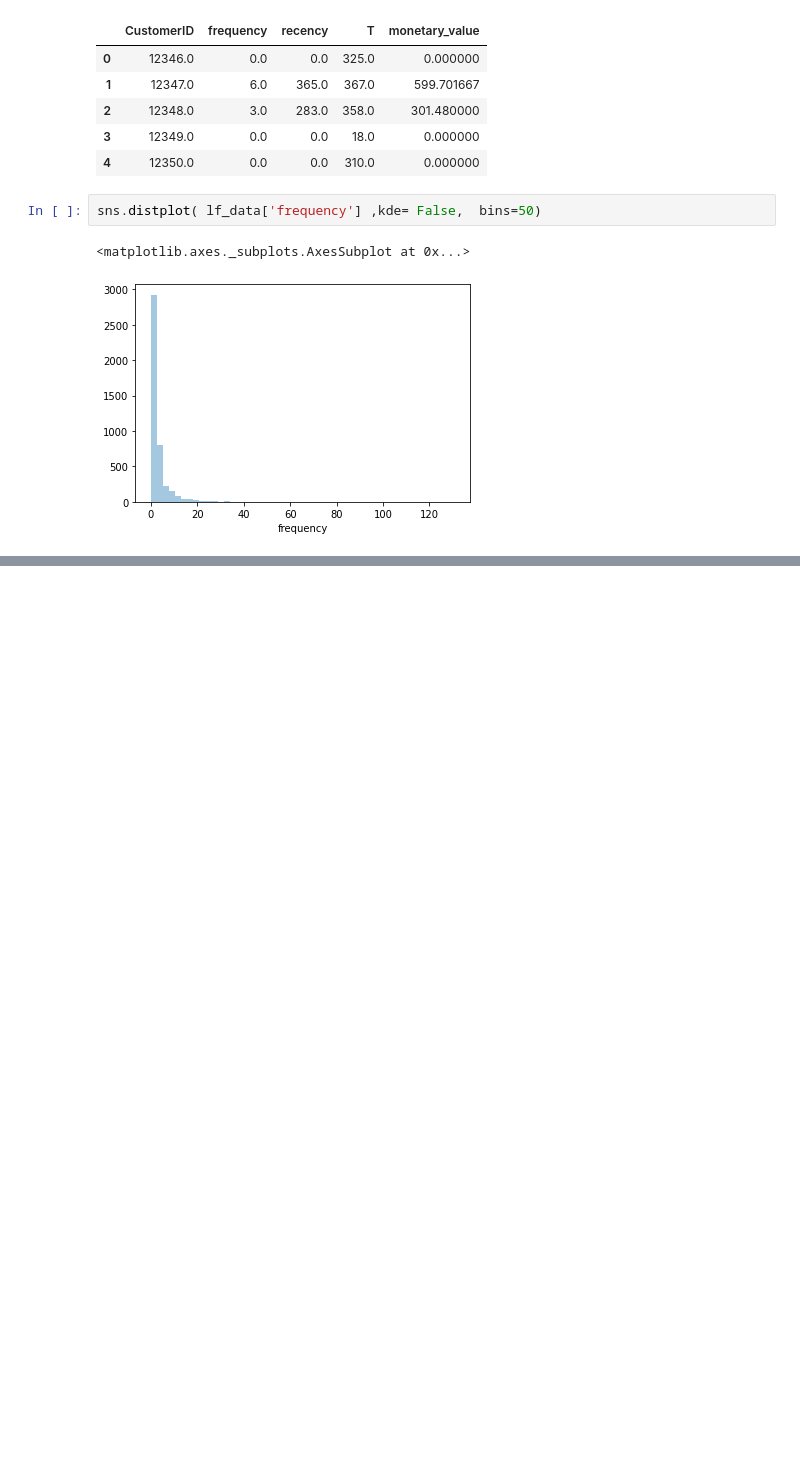
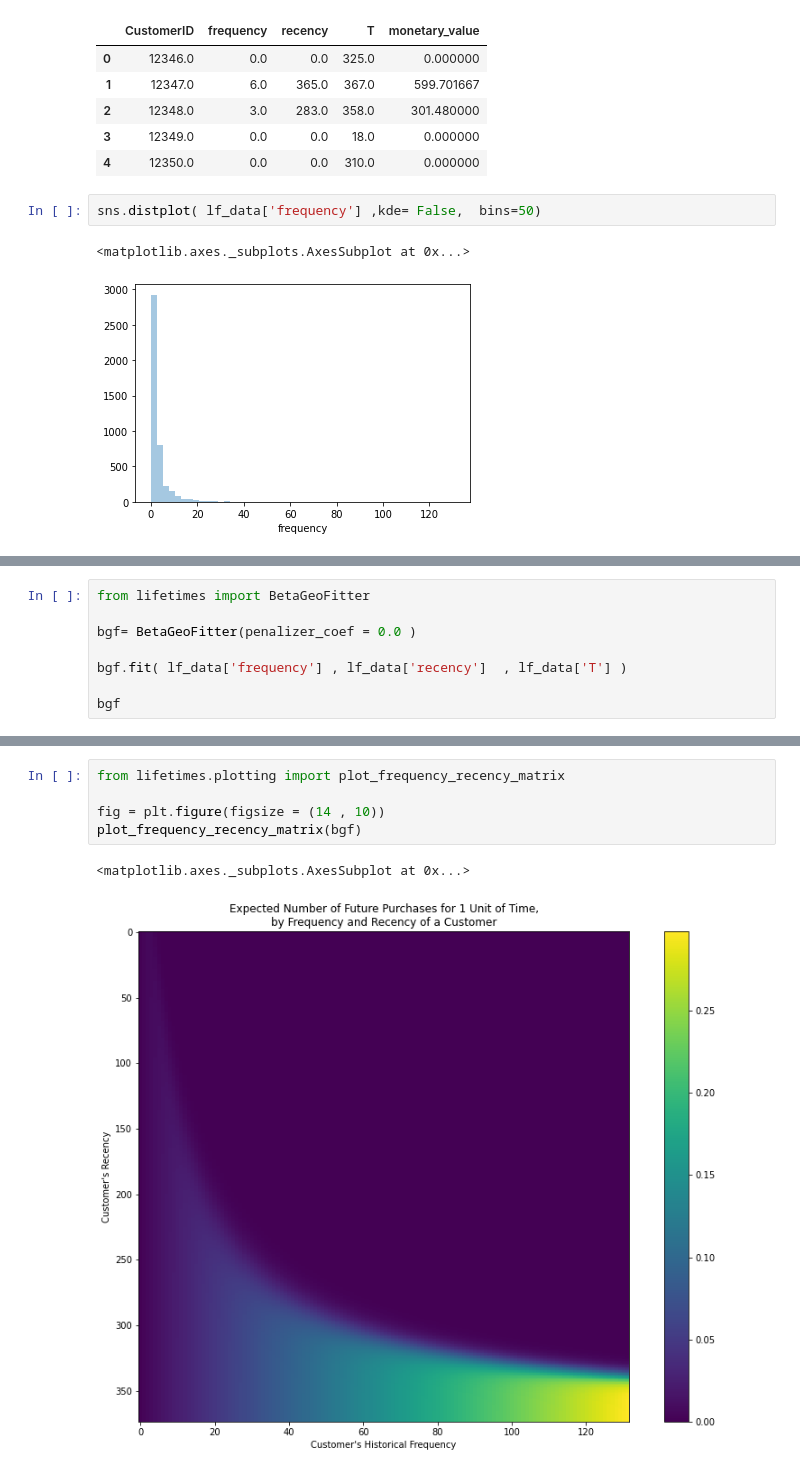
Before and after one commit to shubhamkoul007/Acquire-Valued-Shopper-Challenge-Team1-TDL, a Jupyter notebook: Team1_Project1_1.ipynb, the cells around one changed output, grey strips where cells are left out. Cells and saved outputs as stored; diff of their text form; blank space fills up the shorter version.

```diff
--- a/Team1_Project1_1.ipynb
+++ b/Team1_Project1_1.ipynb
@@ -150,0 +159,8 @@ sns.heatmap(data)
+# %%
+from lifetimes import BetaGeoFitter
+
+bgf= BetaGeoFitter(penalizer_coef = 0.0 )
+
+bgf.fit( lf_data['frequency'] , lf_data['recency']  , lf_data['T'] )
+
+bgf
@@ -150,0 +177,8 @@ sns.heatmap(data)
+# %%
+from lifetimes.plotting import plot_frequency_recency_matrix
+
+fig = plt.figure(figsize = (14 , 10))
+plot_frequency_recency_matrix(bgf)
+# %% [output]
+<matplotlib.axes._subplots.AxesSubplot at 0x...>
+[figure, added]
```
Also changed, not shown: parts of 6 cells of this notebook.
